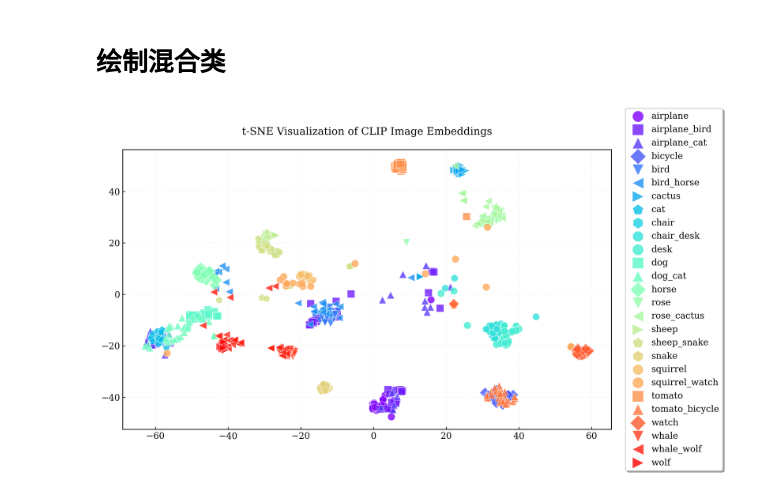
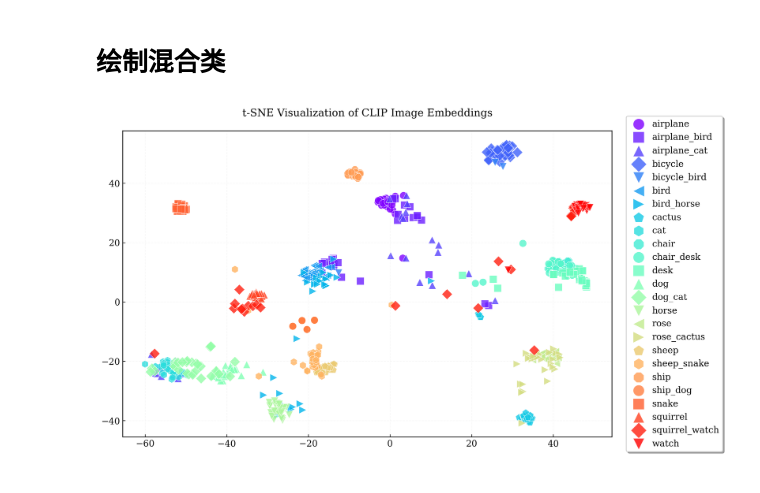
Before and after one commit to WiserZhou/blend_concept, a Jupyter notebook: t_SNE.ipynb, the cells around one changed output. Saved outputs shown, nothing was run; the diff lists cells and outputs as text; code cells hidden in the pictures.

```diff
--- a/t_SNE.ipynb
+++ b/t_SNE.ipynb
@@ -21,7 +21,7 @@ import os
 from glob import glob
 
 # 加载CLIP模型
-device = "cuda:7" if torch.cuda.is_available() else "cpu"
+device = "cuda:0" if torch.cuda.is_available() else "cpu"
 model, preprocess = clip.load("ViT-B/32", device=device)
 
 def load_images_from_categories(base_folder, mix_folder=None, kind_list=None, n_images=30):
@@ -57,8 +57,8 @@ def load_images_from_categories(base_folder, mix_folder=None, kind_list=None, n_
     return all_image_paths, categories
 
 # 加载图片
-base_folder = "/home/zhouyufan/Projects/DE/blend_concept/output/original"
-mix_folder = "/home/zhouyufan/Projects/DE/blend_concept/output/mix"
+base_folder = "output/original"
+mix_folder = "output/mix"
 image_paths, categories = load_images_from_categories(base_folder, mix_folder=mix_folder, n_images=30)
 
 # 提取图片特征
@@ -274,8 +274,8 @@ plt.style.use(style_dict)
 fig, ax = plt.subplots(figsize=(12, 7), dpi=300)
 
 # 添加要显示的混合类列表
-mix_categories_to_show = ['airplane_bird','bird_horse','dog_cat','chair_desk','tomato_bicycle',
-                            'rose_cactus','whale_wolf','sheep_snake','squirrel_watch','airplane_cat']
+mix_categories_to_show = ['airplane_bird','bird_horse','dog_cat','chair_desk',
+                            'rose_cactus','bicycle_bird','sheep_snake','squirrel_watch','airplane_cat','ship_dog']
 
 # 获取混合类中出现的原始类别
 original_categories_to_show = set()
@@ -317,31 +317,31 @@ for category in unique_categories:
     ax.scatter(points[:, 0], points[:, 1],
                     c=[category_to_color[category]],
                     marker=category_to_marker[category],
                     label=category,
                     s=100,
                     alpha=0.8,
                     edgecolors='white',
                     linewidth=0.5)
 
 # 优化图例位置和样式
 ax.legend(frameon=True,
                 fancybox=True,
                 shadow=True,
                 loc='center left',
                 bbox_to_anchor=(1.02, 0.5),  # 略微向右移动
                 ncol=1,  # 4列显示
                 markerscale=1.5,
                 columnspacing=1.0,  # 添加列间距
                 handletextpad=0.5)  # 减小标记和文本之间的间距
 
 # 设置标题
 plt.title('t-SNE Visualization of CLIP Image Embeddings',
                 pad=20, fontsize=14)
 
 # 调整布局
 plt.tight_layout()
 
 # 显示图像
 plt.show()
 # %% [output]
-[figure, old version]
+[figure, new version]
```
Also changed, not shown: parts of 1 cell of this notebook, 11 other files.
